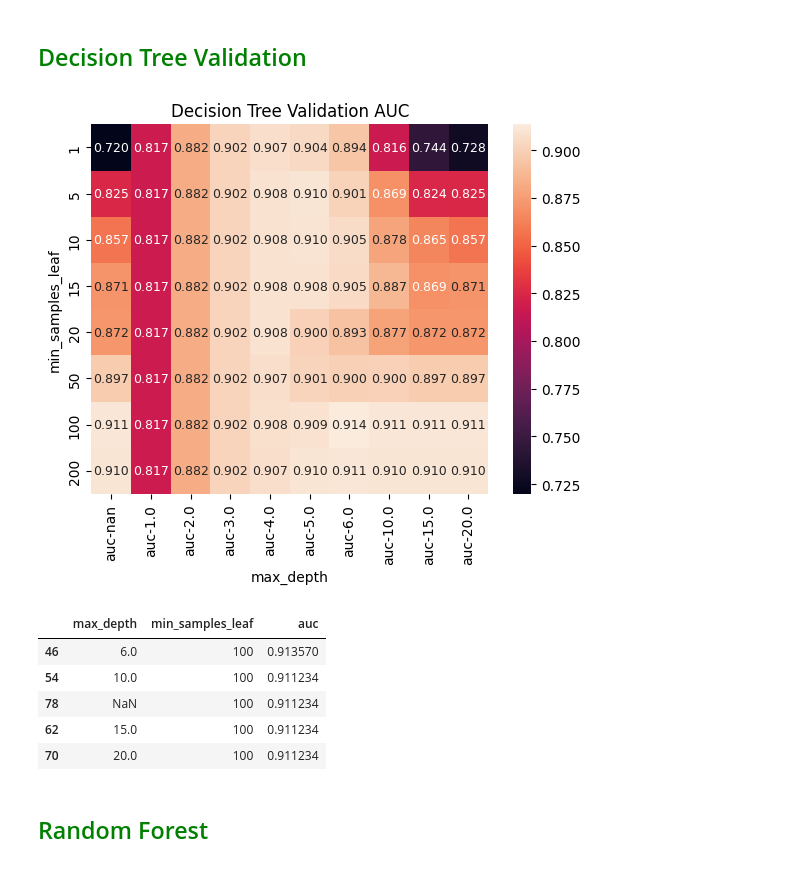
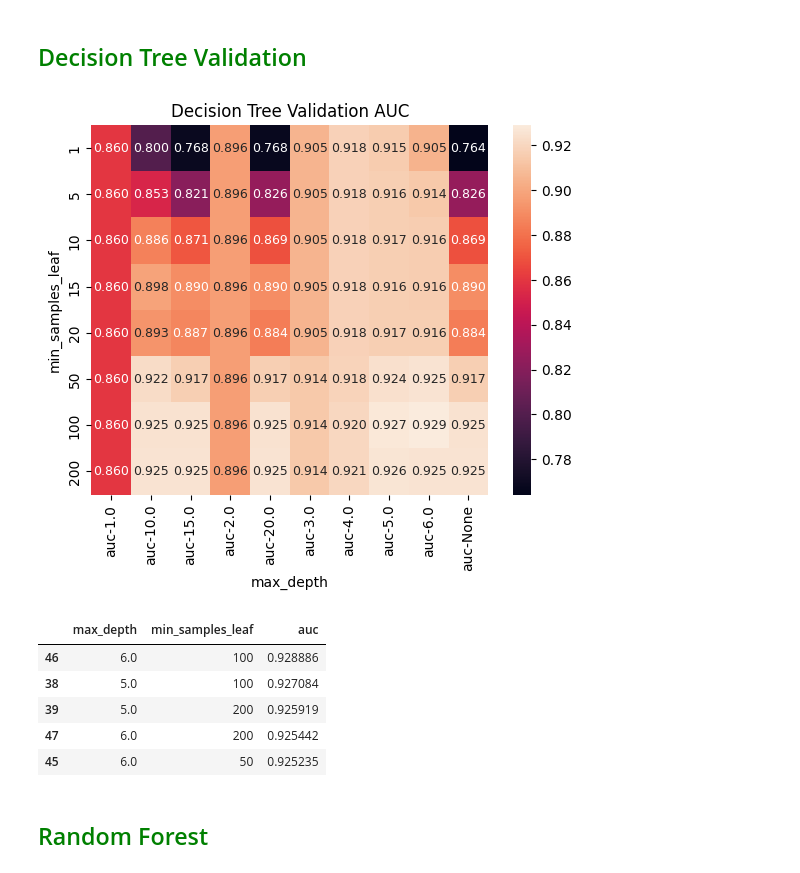
Before and after one commit to AbhilashChutia/online-shoppers-intentions, a Jupyter notebook: notebook.ipynb, the cells around one changed output. Drawn from its saved outputs; the diff is of its cells as text; code cells hidden in the pictures.

```diff
--- a/notebook.ipynb
+++ b/notebook.ipynb
@@ -47,6 +47,9 @@ Revenue                       bool
 dtype: object
 # %%
 df.columns = df.columns.str.lower()
+# %%
+for col in ['month', 'visitortype']:
+    df[col] = df[col].str.lower()
 # %%
 # boolean columns
 
@@ -145,8 +148,8 @@ Name: proportion, dtype: float64
 # %% [markdown]
 ## <span style="color:green">Train Validation Test Split</span>
 # %%
-df_full_train, df_test = train_test_split(df, test_size=0.2, random_state=42)
-df_train, df_val = train_test_split(df_full_train, test_size=0.25, random_state=42)
+df_full_train, df_test = train_test_split(df, test_size=0.2, random_state=42, stratify=df['revenue'])
+df_train, df_val = train_test_split(df_full_train, test_size=0.25, random_state=42, stratify=df_full_train['revenue'])
 
 df_train = df_train.reset_index(drop=True)
 df_val = df_val.reset_index(drop=True)
@@ -219,7 +222,7 @@ X_val = dv.transform(val_dict)
 scores_lr = []
 
 for c in [0.001, 0.01, 0.1, 1, 10, 100]:
-    model = LogisticRegression(C=c, max_iter=1000, random_state=1)
+    model = LogisticRegression(solver='liblinear', C=c, max_iter=1000, random_state=1)
     model.fit(X_train, y_train)
 
     y_pred = model.predict_proba(X_val)[:, 1]
@@ -266,32 +244,35 @@ Please also refer to the documentation for alternative solver options:
 # %%
 scores_dt = []
 
 for depth in [1, 2, 3, 4, 5, 6, 10, 15, 20, None]:
     for s in [1, 5, 10, 15, 20, 50, 100, 200]:
         dt = DecisionTreeClassifier(max_depth=depth, min_samples_leaf=s, random_state=1)
         dt.fit(X_train, y_train)
 
         y_pred = dt.predict_proba(X_val)[:, 1]
         auc = roc_auc_score(y_val, y_pred)
         scores_dt.append((depth, s, auc))
 
 df_scores_dt = pd.DataFrame(scores_dt, columns=['max_depth', 'min_samples_leaf', 'auc'])
+
+df_scores_dt['max_depth'] = df_scores_dt['max_depth'].fillna('None').astype(str)
+
 df_scores_dt_pivot = df_scores_dt.pivot(index='min_samples_leaf', columns=['max_depth'], values=['auc'])
 sns.heatmap(df_scores_dt_pivot, annot=True, fmt='.3f', annot_kws={'size': 9})
 plt.title('Decision Tree Validation AUC')
 plt.xlabel('max_depth')
 plt.ylabel('min_samples_leaf')
 plt.show()
 
 df_scores_dt.sort_values(by='auc', ascending=False).head(5)
 # %% [output]
-[figure, old version]
+[figure, new version]
 |  | max_depth | min_samples_leaf | auc |
-| 46 | 6.0 | 100 | 0.913570 |
-| 54 | 10.0 | 100 | 0.911234 |
-| 78 | NaN | 100 | 0.911234 |
-| 62 | 15.0 | 100 | 0.911234 |
-| 70 | 20.0 | 100 | 0.911234 |
+| 46 | 6.0 | 100 | 0.928886 |
+| 38 | 5.0 | 100 | 0.927084 |
+| 39 | 5.0 | 200 | 0.925919 |
+| 47 | 6.0 | 200 | 0.925442 |
+| 45 | 6.0 | 50 | 0.925235 |
 # %% [markdown]
 ## <span style="color:green">Random Forest</span>
 # %%
```
Also changed, not shown: parts of 7 cells of this notebook, 3 other files.
